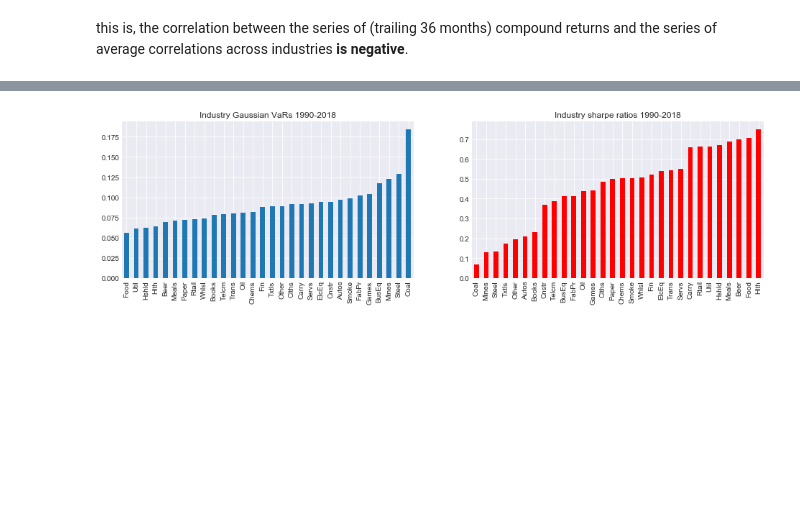
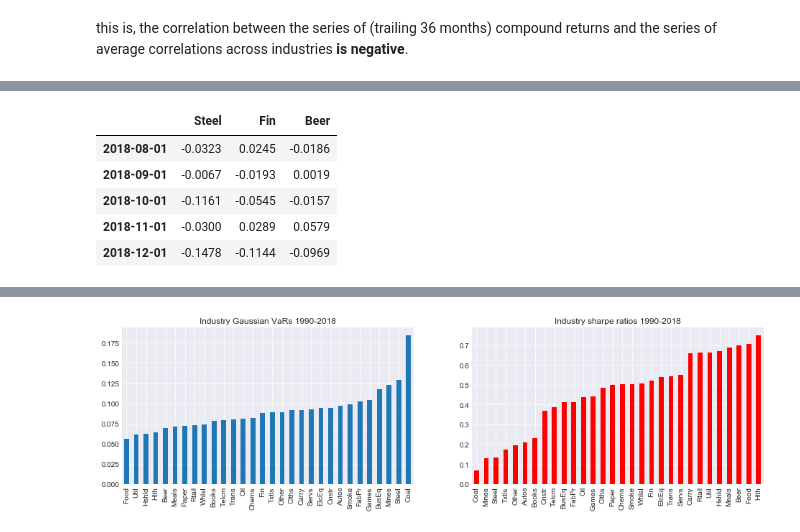
Before and after one commit to z4ir3/finance-courses, a Jupyter notebook: week-3.ipynb, the cells around one changed output, grey strips where cells are left out. Saved outputs shown, nothing was run; the diff lists cells and outputs as text; code cells hidden in the pictures; blank space fills up the shorter version.

```diff
--- a/week-3.ipynb
+++ b/week-3.ipynb
@@ -274,0 +379,10 @@ across industries **is negative**.
+# %%
+prova = ind_return["2000":][["Steel","Fin","Beer"]]
+prova.tail()
+# %% [output]
+|  | Steel | Fin | Beer |
+| 2018-08-01 | -0.0323 | 0.0245 | -0.0186 |
+| 2018-09-01 | -0.0067 | -0.0193 | 0.0019 |
+| 2018-10-01 | -0.1161 | -0.0545 | -0.0157 |
+| 2018-11-01 | -0.0300 | 0.0289 | 0.0579 |
+| 2018-12-01 | -0.1478 | -0.1144 | -0.0969 |
```
Also changed, not shown: parts of 11 cells of this notebook.
